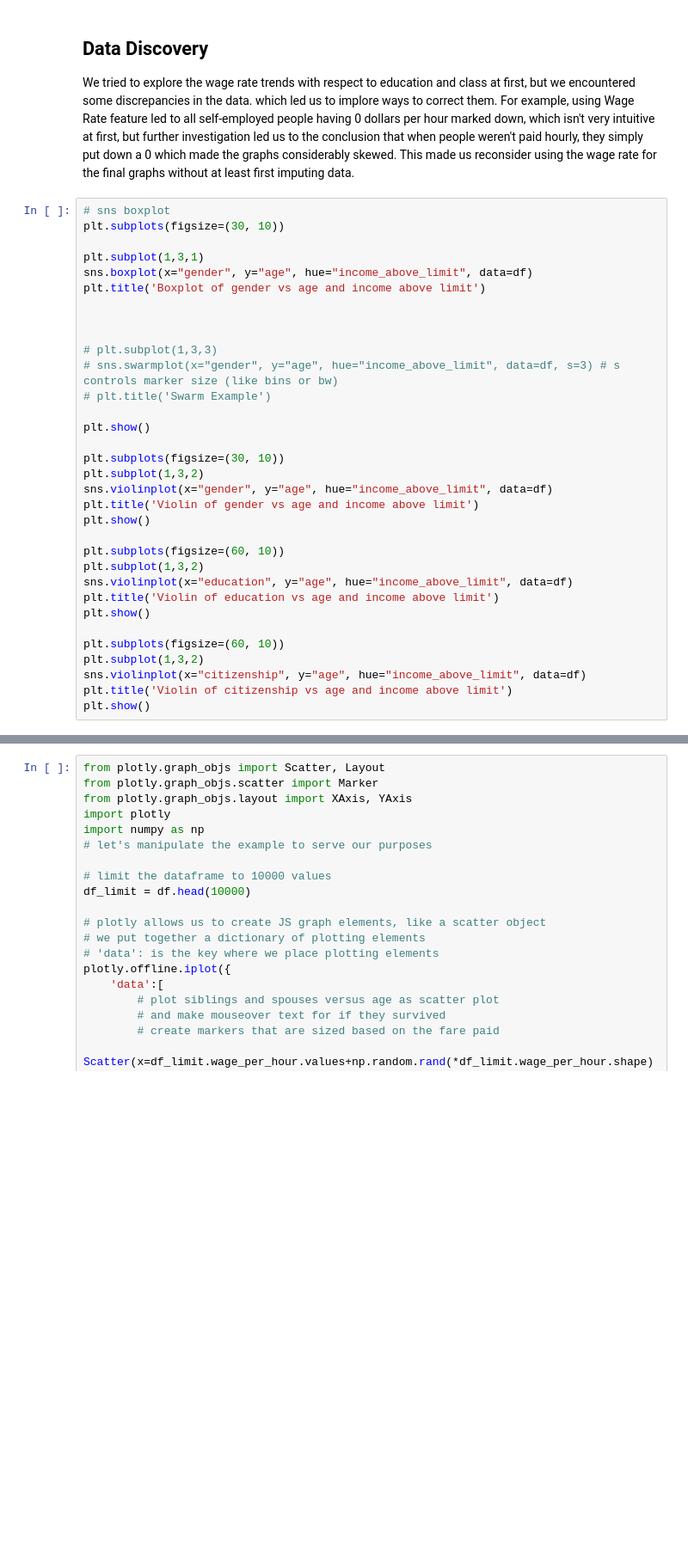
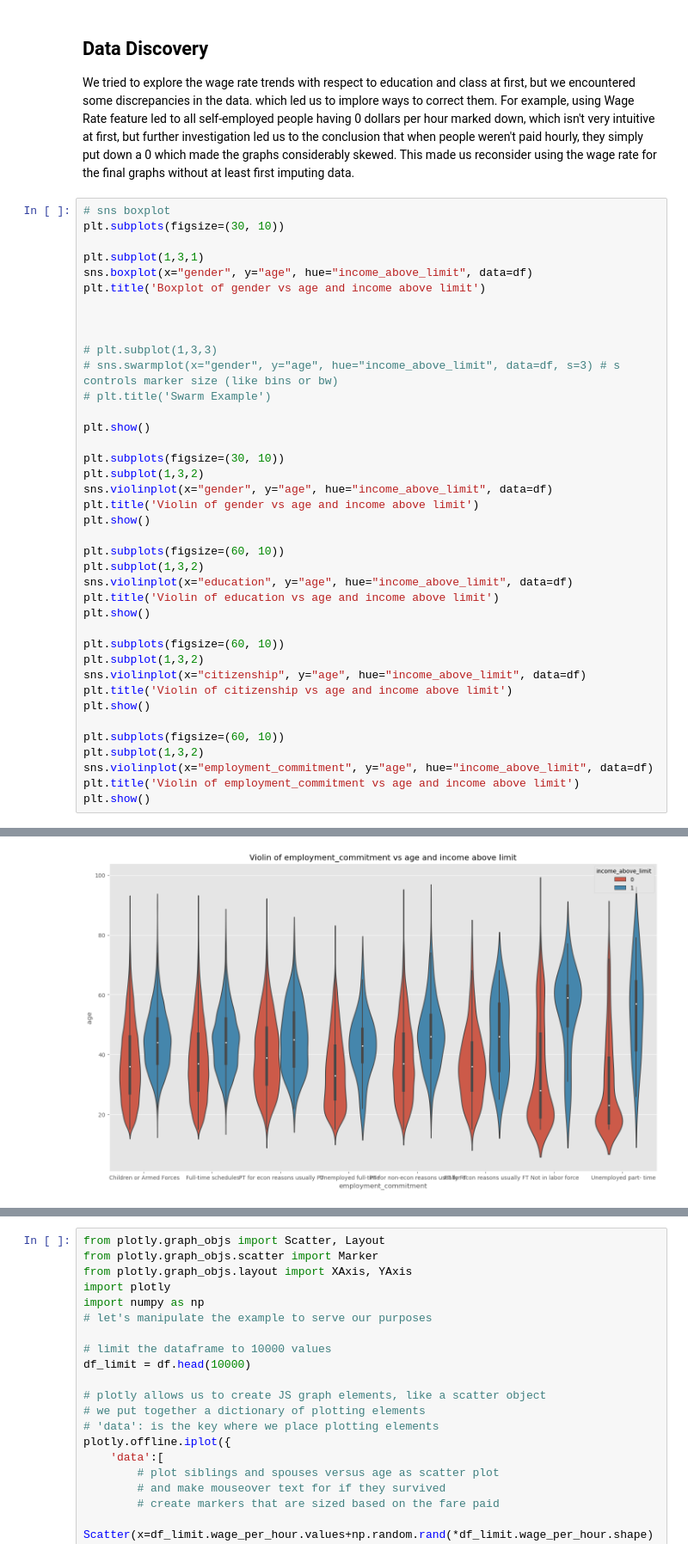
Before and after one commit to Jadonsw123/Jupyter, a Jupyter notebook: MLProject1.ipynb, the cells around one changed output, grey strips where cells are left out. Shown at 86% size. Drawn from its saved outputs; the diff is of its cells as text; blank space fills up the shorter version.

Commit message:
Added employment_commitment

```diff
--- a/MLProject1.ipynb
+++ b/MLProject1.ipynb
@@ -290,33 +290,40 @@ plt.title('Boxplot of gender vs age and income above limit')
 
 
 # plt.subplot(1,3,3)
 # sns.swarmplot(x="gender", y="age", hue="income_above_limit", data=df, s=3) # s controls marker size (like bins or bw)
 # plt.title('Swarm Example')
 
 plt.show()
 
 plt.subplots(figsize=(30, 10))
 plt.subplot(1,3,2)
 sns.violinplot(x="gender", y="age", hue="income_above_limit", data=df)
 plt.title('Violin of gender vs age and income above limit')
 plt.show()
 
 plt.subplots(figsize=(60, 10))
 plt.subplot(1,3,2)
 sns.violinplot(x="education", y="age", hue="income_above_limit", data=df)
 plt.title('Violin of education vs age and income above limit')
 plt.show()
 
 plt.subplots(figsize=(60, 10))
 plt.subplot(1,3,2)
 sns.violinplot(x="citizenship", y="age", hue="income_above_limit", data=df)
 plt.title('Violin of citizenship vs age and income above limit')
 plt.show()
+
+plt.subplots(figsize=(60, 10))
+plt.subplot(1,3,2)
+sns.violinplot(x="employment_commitment", y="age", hue="income_above_limit", data=df)
+plt.title('Violin of employment_commitment vs age and income above limit')
+plt.show()
 # %% [output]
 [figure]
 [figure]
 [figure]
 [figure]
+[figure, added]
 # %%
 sns.violinplot(x="gender", y="age", hue="income_above_limit", data=df,
                split=True, # split across violins
```
Also changed, not shown: parts of 1 cell of this notebook.
